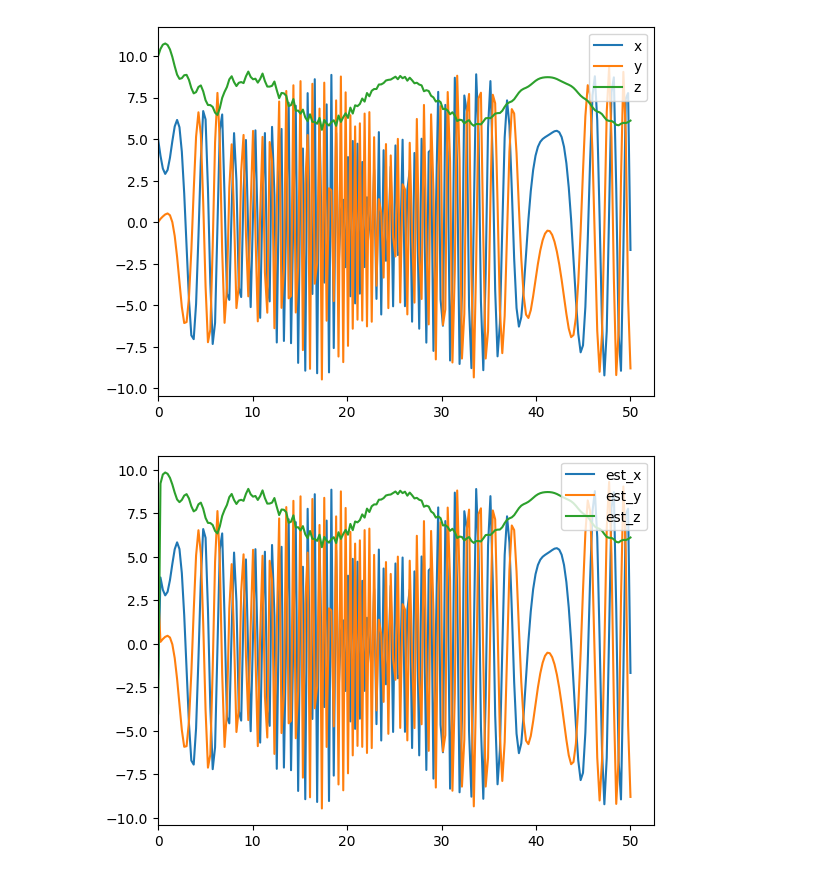
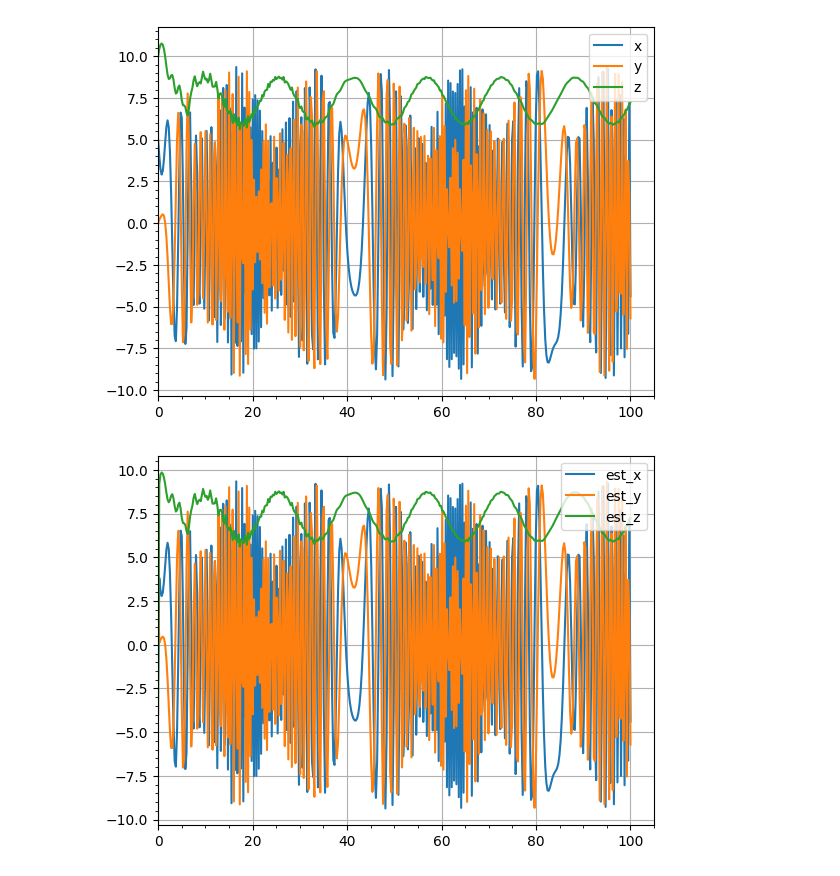
Before and after one commit to Annika-wyt/annika, a Jupyter notebook: ricatti_scipy_solver.ipynb, the cells around one changed output. Drawn from its saved outputs; the diff is of its cells as text; code cells hidden in the pictures.

Commit message:
update ricatti scipy solver for longer simulation time

```diff
--- a/ricatti_scipy_solver.ipynb
+++ b/ricatti_scipy_solver.ipynb
@@ -170,7 +170,7 @@ from scipy.integrate import solve_ivp
 ##################################
 ##### scipy #####
 ##################################
-time = (0, 50)
+time = (0, 100)
 t = 0
 ######################################################
 ################# initialization #####################
@@ -186,7 +186,7 @@ omega = np.transpose(np.array([[0.1*np.sin(t), 0.4*np.cos(2*t), 0.6*t]]))
 initial_state = np.concatenate((Rot.flatten(), Rot_hat.flatten(), p_bar_hat.flatten(), P_ricatti.flatten()))
 # %%
 #current observer equations
-sol = solve_ivp(dynamics, time, initial_state, args=(k, z, Q, V), t_eval=np.linspace(*time, 200), method="RK45", rtol=1e-9, atol=1e-9)
+sol = solve_ivp(dynamics, time, initial_state, args=(k, z, Q, V), t_eval=np.linspace(*time, 400), method="RK45", rtol=1e-9, atol=1e-9)
 # %%
 seesee = sol.y
 # Rot_flat, Rot_hat_flat, p_hat_flat, input_P_flat
@@ -214,32 +204,36 @@ array([[-2.        ,  3.        , -4.        ],
 # %%
 from copy import deepcopy
 p_bar_print = []
 sol_R = seesee[:,:9]
 for t, rotation in zip(sol.t, sol_R):
     p = np.array([2.5+2.5*np.cos(0.4*t), 2.5*np.sin(0.4*t), 10])
     p_bar_temp = np.matmul(np.transpose(np.array(rotation).reshape((3,3))), p)
     p_bar_print.append(p_bar_temp)
 
 import matplotlib.pyplot as plt
 figure = plt.subplot()
 
 plt.plot(sol.t, p_bar_print, label=["x", "y", "z"])
 plt.xlim(0)
 plt.legend(loc="upper right")
+plt.grid()
+plt.minorticks_on()
 plt.show()
 
 plt.plot(sol.t, est_p, label=["est_x", "est_y", "est_z"])
 plt.xlim(0)
 plt.legend(loc="upper right")
+plt.grid()
+plt.minorticks_on()
 plt.show()
 
 plt.plot(sol.t, p_bar_print-est_p, label=["diff_x", "diff_y", "diff_z"])
 plt.xlim(0)
 plt.ylim(-0.5, 0.5)
 plt.grid()
 plt.minorticks_on()
 plt.legend(loc="upper right")
 plt.show()
 # %% [output]
-[figure, old version]
+[figure, new version]
-[figure, old version]
+[figure, new version]
```
Also changed, not shown: parts of 5 cells of this notebook.
